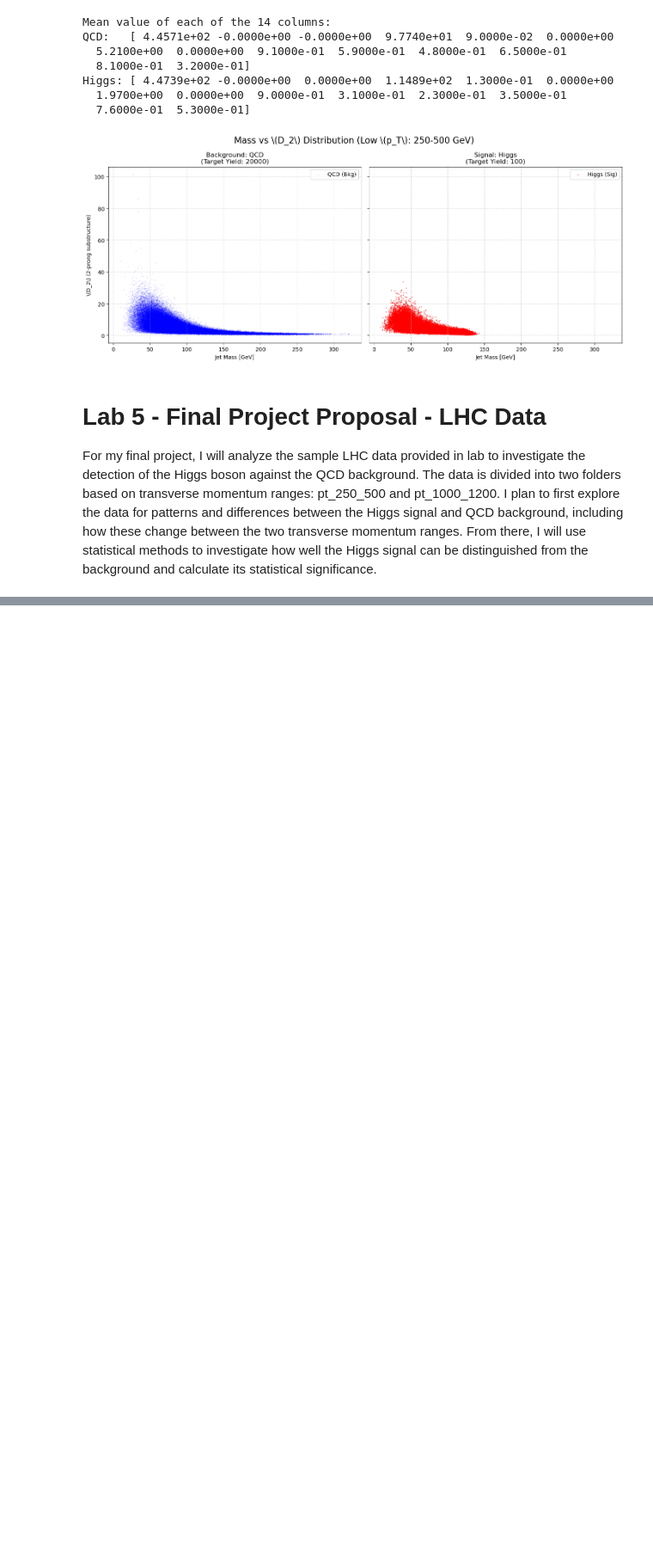
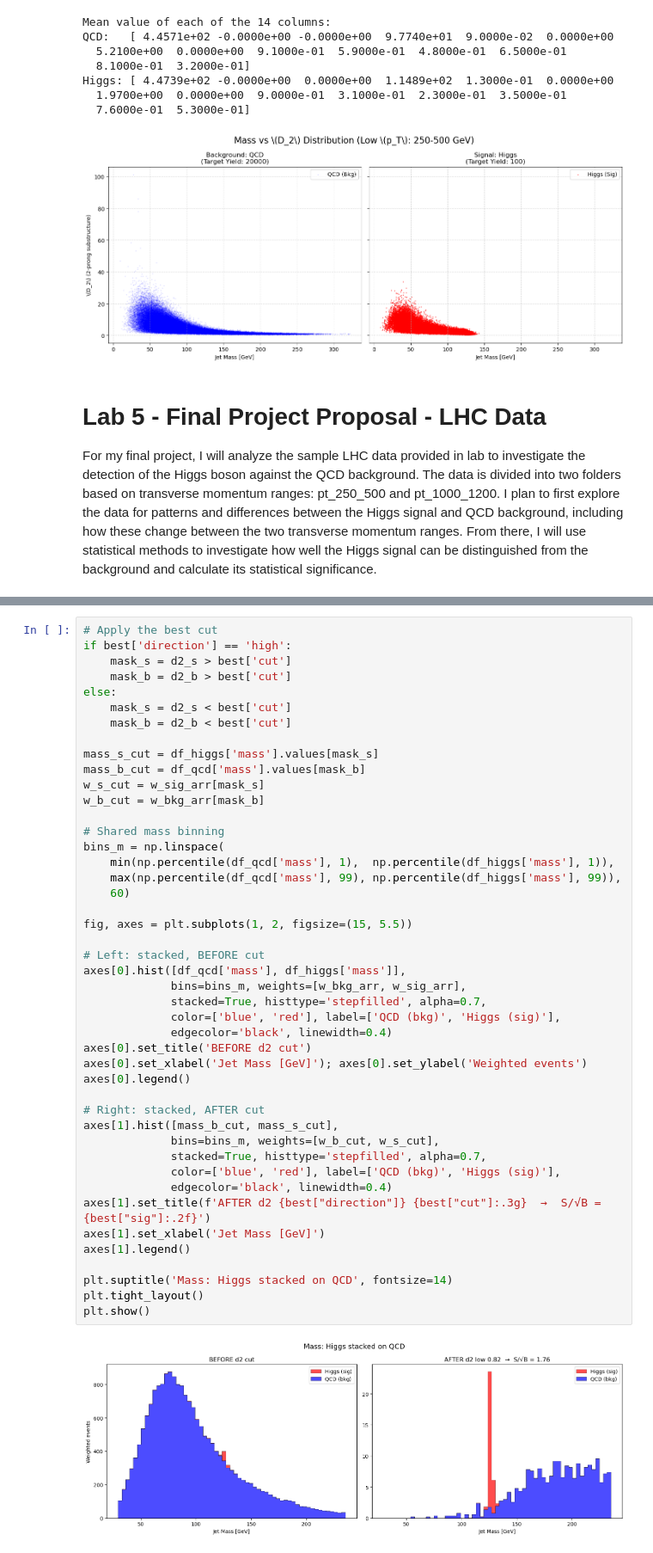
Before and after one commit to dcooperbriseno/uwphys434, a Jupyter notebook: Phys434Lab6.ipynb, the cells around one changed output, grey strips where cells are left out. Shown at 86% size. Saved outputs shown, nothing was run; the diff lists cells and outputs as text; blank space fills up the shorter version.

```diff
--- a/Phys434Lab6.ipynb
+++ b/Phys434Lab6.ipynb
@@ -104,0 +351,47 @@ For my final project, I will analyze the sample LHC data provided in lab to inve
+# %%
+# Apply the best cut
+if best['direction'] == 'high':
+    mask_s = d2_s > best['cut']
+    mask_b = d2_b > best['cut']
+else:
+    mask_s = d2_s < best['cut']
+    mask_b = d2_b < best['cut']
+
+mass_s_cut = df_higgs['mass'].values[mask_s]
+mass_b_cut = df_qcd['mass'].values[mask_b]
+w_s_cut = w_sig_arr[mask_s]
+w_b_cut = w_bkg_arr[mask_b]
+
+# Shared mass binning
+bins_m = np.linspace(
+    min(np.percentile(df_qcd['mass'], 1),  np.percentile(df_higgs['mass'], 1)),
+    max(np.percentile(df_qcd['mass'], 99), np.percentile(df_higgs['mass'], 99)),
+    60)
+
+fig, axes = plt.subplots(1, 2, figsize=(15, 5.5))
+
+# Left: stacked, BEFORE cut
+axes[0].hist([df_qcd['mass'], df_higgs['mass']],
+             bins=bins_m, weights=[w_bkg_arr, w_sig_arr],
+             stacked=True, histtype='stepfilled', alpha=0.7,
+             color=['blue', 'red'], label=['QCD (bkg)', 'Higgs (sig)'],
+             edgecolor='black', linewidth=0.4)
+axes[0].set_title('BEFORE d2 cut')
+axes[0].set_xlabel('Jet Mass [GeV]'); axes[0].set_ylabel('Weighted events')
+axes[0].legend()
+
+# Right: stacked, AFTER cut
+axes[1].hist([mass_b_cut, mass_s_cut],
+             bins=bins_m, weights=[w_b_cut, w_s_cut],
+             stacked=True, histtype='stepfilled', alpha=0.7,
+             color=['blue', 'red'], label=['QCD (bkg)', 'Higgs (sig)'],
+             edgecolor='black', linewidth=0.4)
+axes[1].set_title(f'AFTER d2 {best["direction"]} {best["cut"]:.3g}  →  S/√B = {best["sig"]:.2f}')
+axes[1].set_xlabel('Jet Mass [GeV]')
+axes[1].legend()
+
+plt.suptitle('Mass: Higgs stacked on QCD', fontsize=14)
+plt.tight_layout()
+plt.show()
+# %% [output]
+[figure, added]
```
Also changed, not shown: parts of 8 cells of this notebook.
